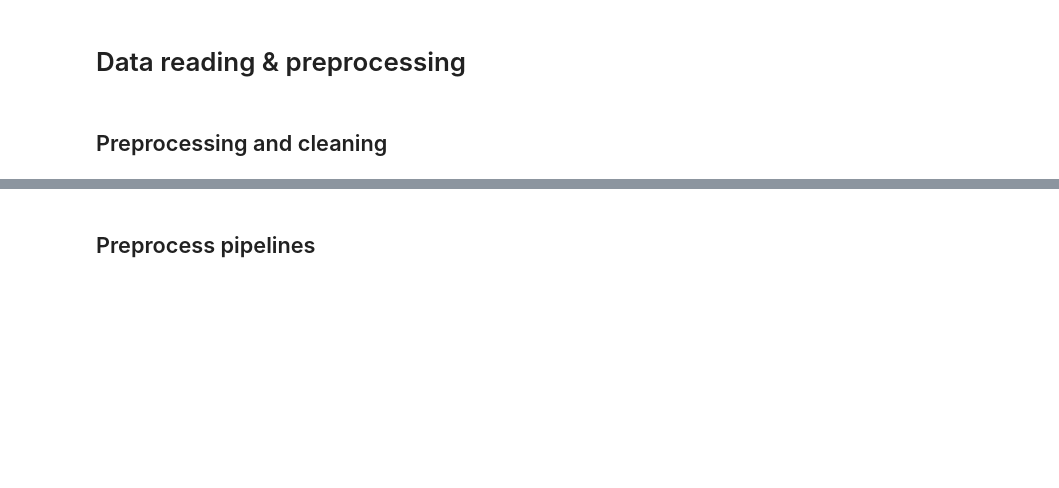
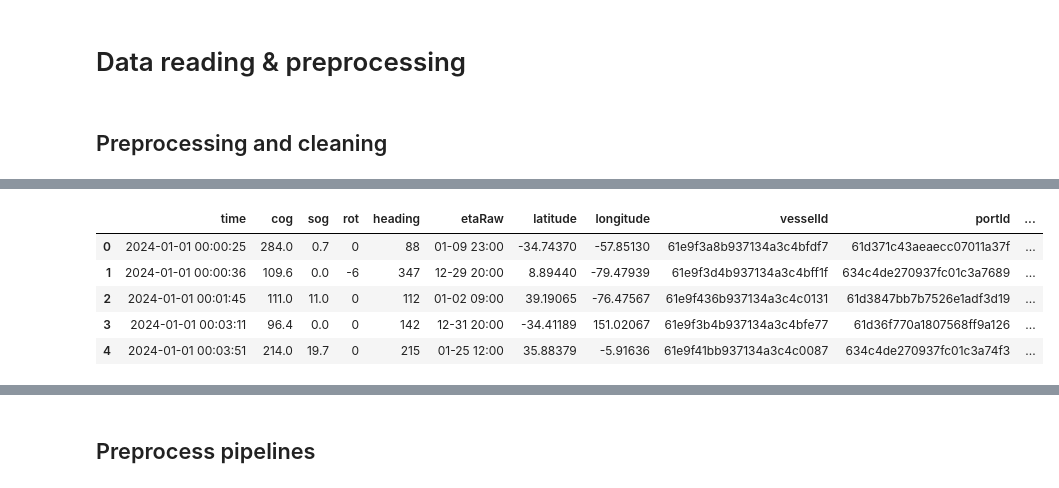
Before and after one commit to sondrmsk/MachineLearningProject, a Jupyter notebook: long_notebook_ML.ipynb, the cells around one changed output, grey strips where cells are left out. Cells and saved outputs as stored; diff of their text form; code cells hidden in the pictures; blank space fills up the shorter version.

```diff
--- a/long_notebook_ML.ipynb
+++ b/long_notebook_ML.ipynb
@@ -171,0 +184,11 @@ Before traning a regression model on the data set, it is essential that we conve
+# %%
+encoded_df = train_set.copy()
+encoded_df = pd.get_dummies(encoded_df, columns=['navstat'], prefix='navstat')
+encoded_df.head(5)
+# %% [output]
+|  | time | cog | sog | rot | heading | etaRaw | latitude | longitude | vesselId | portId | ... |
+| 0 | 2024-01-01 00:00:25 | 284.0 | 0.7 | 0 | 88 | 01-09 23:00 | -34.74370 | -57.85130 | 61e9f3a8b937134a3c4bfdf7 | 61d371c43aeaecc07011a37f | ... |
+| 1 | 2024-01-01 00:00:36 | 109.6 | 0.0 | -6 | 347 | 12-29 20:00 | 8.89440 | -79.47939 | 61e9f3d4b937134a3c4bff1f | 634c4de270937fc01c3a7689 | ... |
+| 2 | 2024-01-01 00:01:45 | 111.0 | 11.0 | 0 | 112 | 01-02 09:00 | 39.19065 | -76.47567 | 61e9f436b937134a3c4c0131 | 61d3847bb7b7526e1adf3d19 | ... |
+| 3 | 2024-01-01 00:03:11 | 96.4 | 0.0 | 0 | 142 | 12-31 20:00 | -34.41189 | 151.02067 | 61e9f3b4b937134a3c4bfe77 | 61d36f770a1807568ff9a126 | ... |
+| 4 | 2024-01-01 00:03:51 | 214.0 | 19.7 | 0 | 215 | 01-25 12:00 | 35.88379 | -5.91636 | 61e9f41bb937134a3c4c0087 | 634c4de270937fc01c3a74f3 | ... |
```
Also changed, not shown: parts of 8 cells of this notebook.
